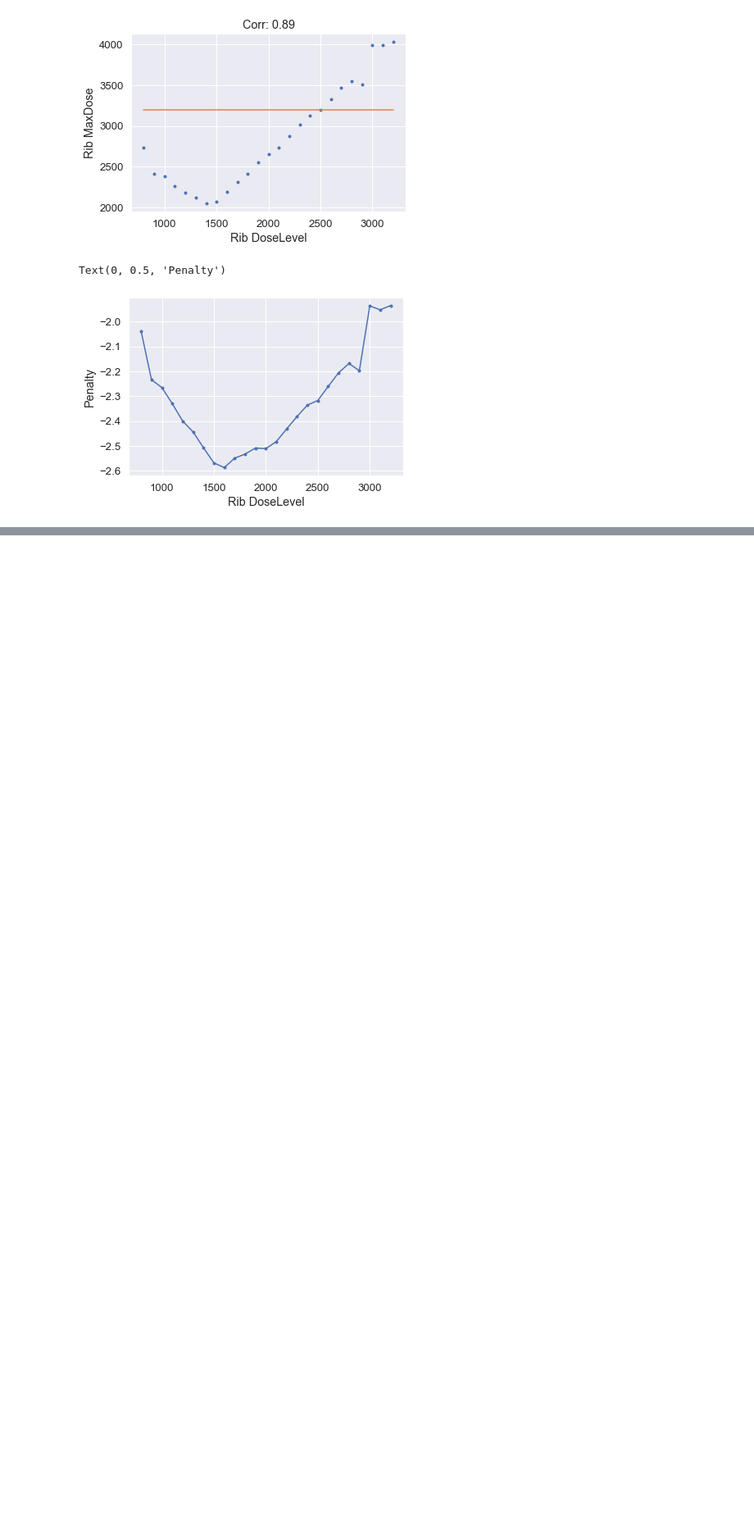
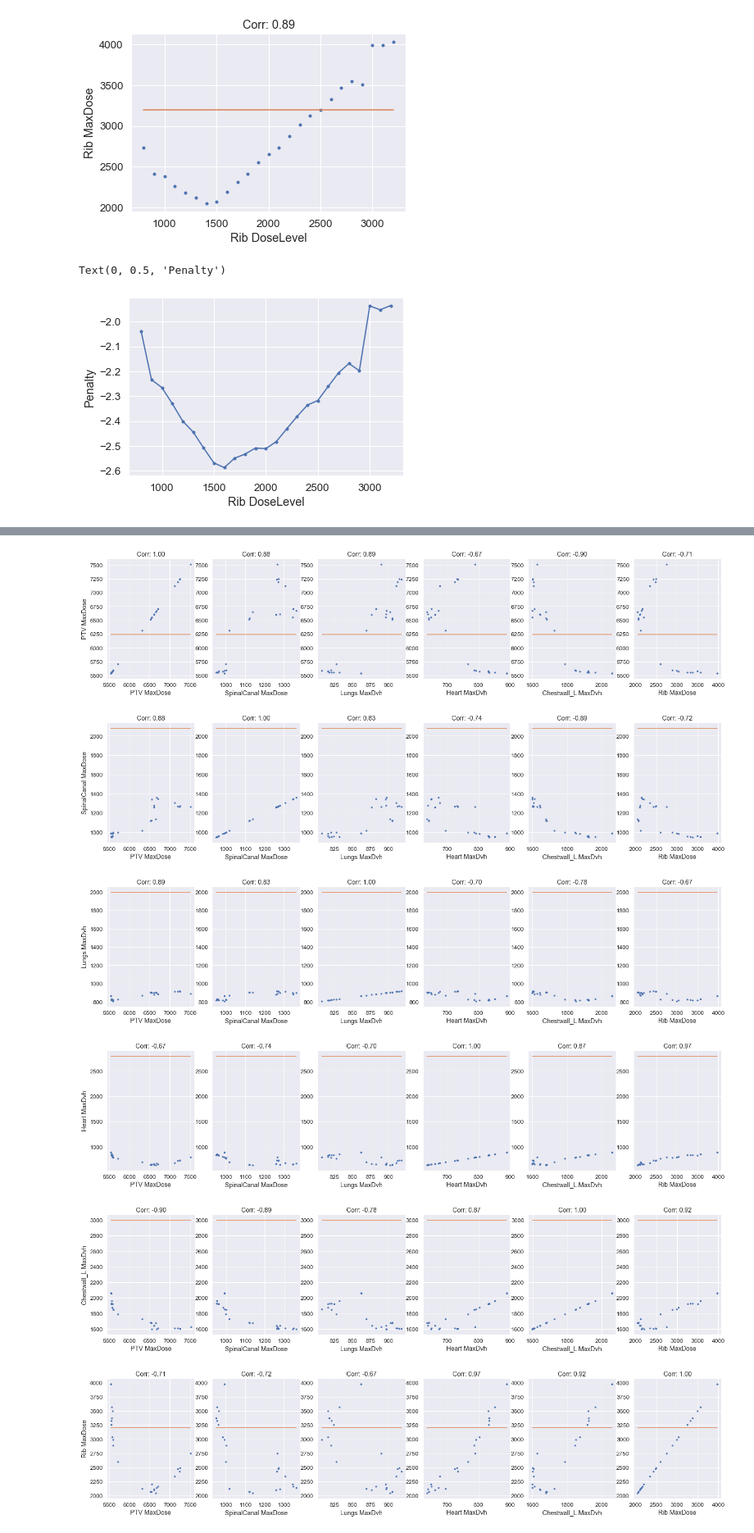
Before and after one commit to kels271828/RayBay, a Jupyter notebook: results/patient1/GridSearch.ipynb, the cells around one changed output, grey strips where cells are left out. Shown at 82% size. Saved outputs shown, nothing was run; the diff lists cells and outputs as text; code cells hidden in the pictures; blank space fills up the shorter version.

```diff
--- a/results/patient1/GridSearch.ipynb
+++ b/results/patient1/GridSearch.ipynb
@@ -108,0 +123,10 @@ Text(0, 0.5, 'Penalty')
+# %%
+# Goal scatterplots
+plots.scatterplot(goals[1:], results_rand)
+# %% [output]
+[figure, added]
+[figure, added]
+[figure, added]
+[figure, added]
+[figure, added]
+[figure, added]
```
Also changed, not shown: parts of 16 cells of this notebook, 18 other files.
